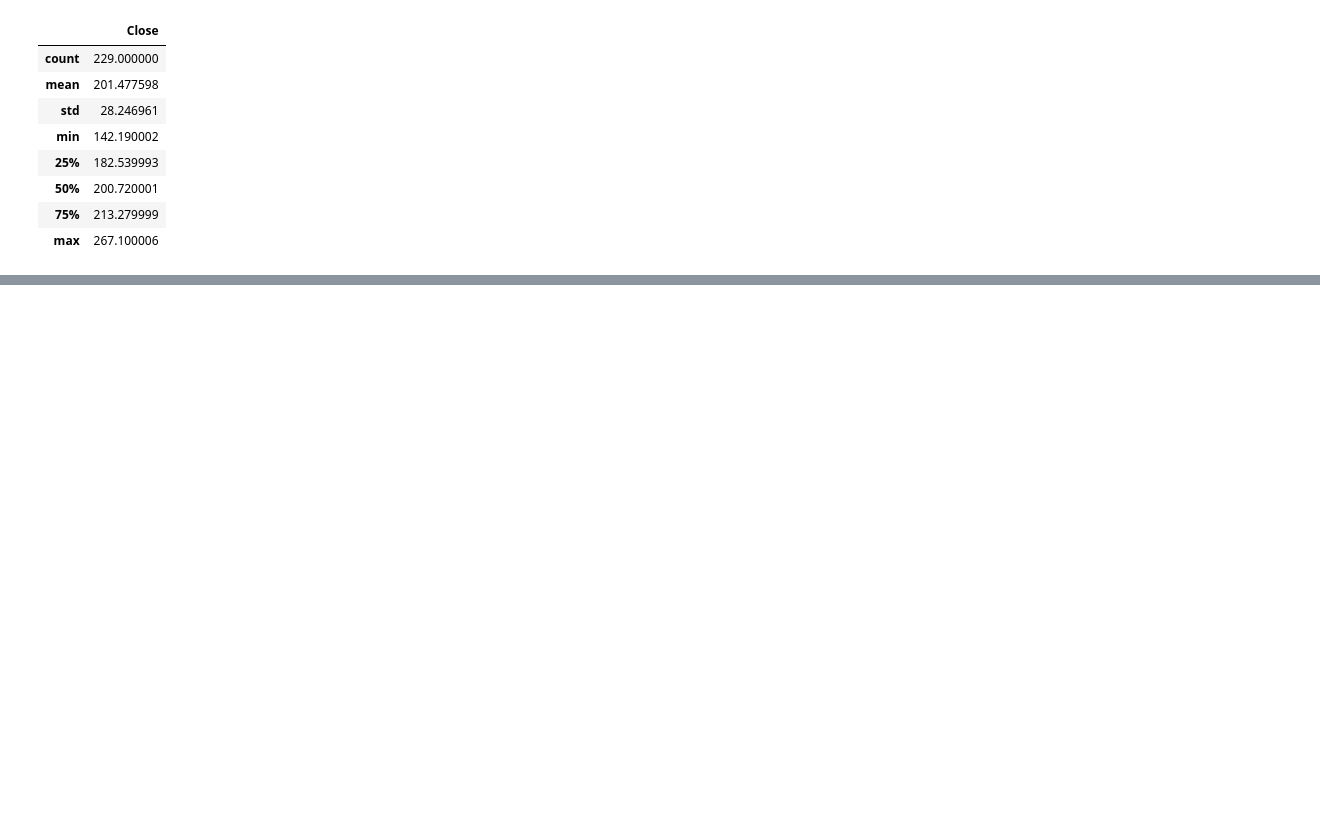
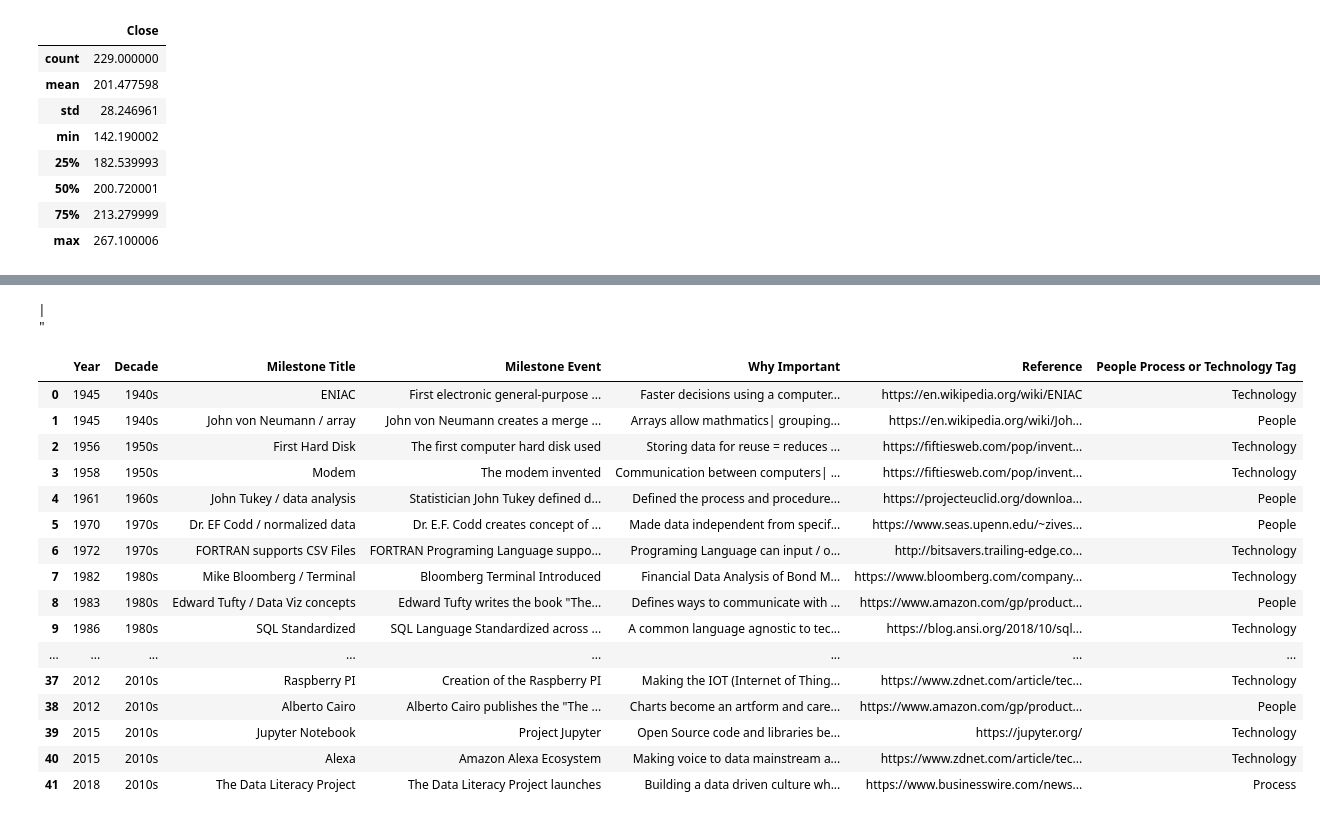
Before and after one commit to rajkonkret/analiza_danych_12_10_2026, a Jupyter notebook: analiza_danych_12_10_2026_dzien1.ipynb, the cells around one changed output, grey strips where cells are left out. Cells and saved outputs as stored; diff of their text form; code cells hidden in the pictures; blank space fills up the shorter version.

```diff
--- a/analiza_danych_12_10_2026_dzien1.ipynb
+++ b/analiza_danych_12_10_2026_dzien1.ipynb
@@ -1282,0 +1401,34 @@ df.to_excel('dane_akcje_apple_no_index.xlsx', index=False) # zapize bez kolumny
+# %%
+# context manager
+with open('/content/evolution_of_data_analysis.csv') as csv_f:
+    dialect = csv.Sniffer().sniff(csv_f.read(1024))
+    print(dialect.delimiter)
+    print(dialect.quotechar)
+
+    delimiter = dialect.delimiter
+
+    csv_f.seek(0)  # ustawienie odczytu na początek pliku
+# %% [output]
+|
+"
+# %%
+df = pd.read_csv("/content/evolution_of_data_analysis.csv", delimiter=delimiter)
+df
+# %% [output]
+|  | Year | Decade | Milestone Title | Milestone Event | Why Important | Reference | People Process or Technology Tag |
+| 0 | 1945 | 1940s | ENIAC | First electronic general-purpose ... | Faster decisions using a computer... | https://en.wikipedia.org/wiki/ENIAC | Technology |
+| 1 | 1945 | 1940s | John von Neumann / array | John von Neumann creates a merge ... | Arrays allow mathmatics| grouping... | https://en.wikipedia.org/wiki/Joh... | People |
+| 2 | 1956 | 1950s | First Hard Disk | The first computer hard disk used | Storing data for reuse = reduces ... | https://fiftiesweb.com/pop/invent... | Technology |
+| 3 | 1958 | 1950s | Modem | The modem invented | Communication between computers| ... | https://fiftiesweb.com/pop/invent... | Technology |
+| 4 | 1961 | 1960s | John Tukey / data analysis | Statistician John Tukey defined d... | Defined the process and procedure... | https://projecteuclid.org/downloa... | People |
+| 5 | 1970 | 1970s | Dr. EF Codd / normalized data | Dr. E.F. Codd creates concept of ... | Made data independent from specif... | https://www.seas.upenn.edu/~zives... | People |
+| 6 | 1972 | 1970s | FORTRAN supports CSV Files | FORTRAN Programing Language suppo... | Programing Language can input / o... | http://bitsavers.trailing-edge.co... | Technology |
+| 7 | 1982 | 1980s | Mike Bloomberg / Terminal | Bloomberg Terminal Introduced | Financial Data Analysis of Bond M... | https://www.bloomberg.com/company... | Technology |
+| 8 | 1983 | 1980s | Edward Tufty / Data Viz concepts | Edward Tufty writes the book "The... | Defines ways to communicate with ... | https://www.amazon.com/gp/product... | People |
+| 9 | 1986 | 1980s | SQL Standardized | SQL Language Standardized across ... | A common language agnostic to tec... | https://blog.ansi.org/2018/10/sql... | Technology |
+| ... | ... | ... | ... | ... | ... | ... | ... |
+| 37 | 2012 | 2010s | Raspberry PI | Creation of the Raspberry PI | Making the IOT (Internet of Thing... | https://www.zdnet.com/article/tec... | Technology |
+| 38 | 2012 | 2010s | Alberto Cairo | Alberto Cairo publishes the "The ... | Charts become an artform and care... | https://www.amazon.com/gp/product... | People |
+| 39 | 2015 | 2010s | Jupyter Notebook | Project Jupyter | Open Source code and libraries be... | https://jupyter.org/ | Technology |
+| 40 | 2015 | 2010s | Alexa | Amazon Alexa Ecosystem | Making voice to data mainstream a... | https://www.zdnet.com/article/tec... | Technology |
+| 41 | 2018 | 2010s | The Data Literacy Project | The Data Literacy Project launches | Building a data driven culture wh... | https://www.businesswire.com/news... | Process |
```
Also changed, not shown: parts of 36 cells of this notebook.
